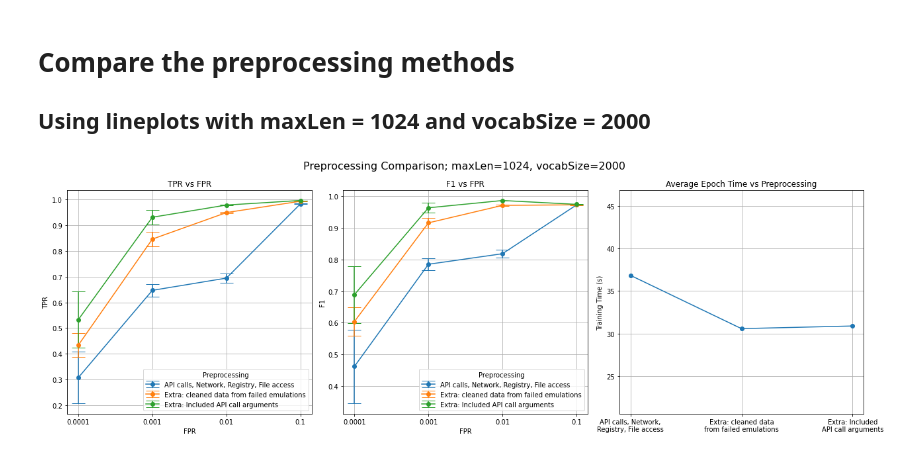
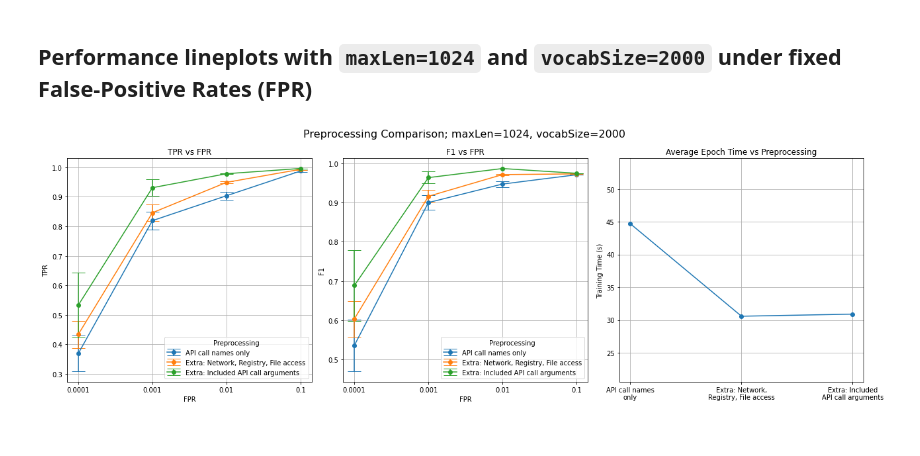
Before and after one commit to dtrizna/nebula, a Jupyter notebook: _speakeasyPreProcessingResults.ipynb, the cells around one changed output. Cells and saved outputs as stored; diff of their text form; code cells hidden in the pictures.

```diff
--- a/_speakeasyPreProcessingResults.ipynb
+++ b/_speakeasyPreProcessingResults.ipynb
@@ -24,29 +68,30 @@ maxLen = 1024
 # %% [markdown]
-# Compare the preprocessing methods
-
-## Using lineplots with maxLen = 1024 and vocabSize = 2000
+## Performance lineplots with `maxLen=1024` and `vocabSize=2000` under fixed False-Positive Rates (FPR)
 # %%
 figSize = (18, 6)
 title="Preprocessing"
-labels = ["API calls", "Extra: Network, Registry, File access", "Extra: Included API call arguments"]
-labelsXticks = ["API calls", "Extra: Network,\nRegistry, File access", "Extra: Included\nAPI call arguments"]
+labels = [
+    "API call names only",
+    "Extra: Network, Registry, File access",
+    "Extra: Included API call arguments",
+]
+labelsXticks = [
+    "API call names\nonly",
+    "Extra: Network,\nRegistry, File access",
+    "Extra: Included\nAPI call arguments",
+]
 
-_, _, fig, ax = plotVocabSizeMaxLenArchComparison(inFolders, maxLen=maxLen, vocabSize=vocabSize, savePath=None, legendTitle=title, title=title)
-
-# modify legend for first plot
-handles, _ = ax[0].get_legend_handles_labels()
-ax[0].legend(handles, labels, title=title)
-# do the saame for ax[1]
-handles, _ = ax[1].get_legend_handles_labels()
-ax[1].legend(handles, labels, title=title)
-# set basePaths as xticklabels for ax[2]
-ax[2].set_xticks(ax[2].get_xticks())
-# wrap labels to fit correctly in plot
-ax[2].set_xlabel("")
-_ = ax[2].set_xticklabels(labelsXticks)
+inFolders = [
+    rf"{inRootFolder}\APIonly\Cnn1DLinear_VocabSize_maxLen",
+    rf"{inRootFolder}\API_Network_File_Reg\Cnn1DLinear_VocabSize_maxLen",
+    rf"{inRootFolder}\WithAPIargs\Cnn1DLinear_VocabSize_maxLen",
+]
+vocabSize = 2000
+maxLen = 1024
+_, _, fig, ax = plotVocabSizeMaxLenArchComparison(inFolders, maxLen=maxLen, vocabSize=vocabSize, savePath=None, legendTitle=title, title=title, legendValues=[labels, labelsXticks])
 
 plt.tight_layout()
 savePath = f"{PLOT_OUT_FOLDER}/_PreProcessingComparison.png"
 plt.savefig(savePath)
 # %% [output]
-[figure, old version]
+[figure, new version]
```
Also changed, not shown: parts of 18 cells of this notebook, 4 other files.
